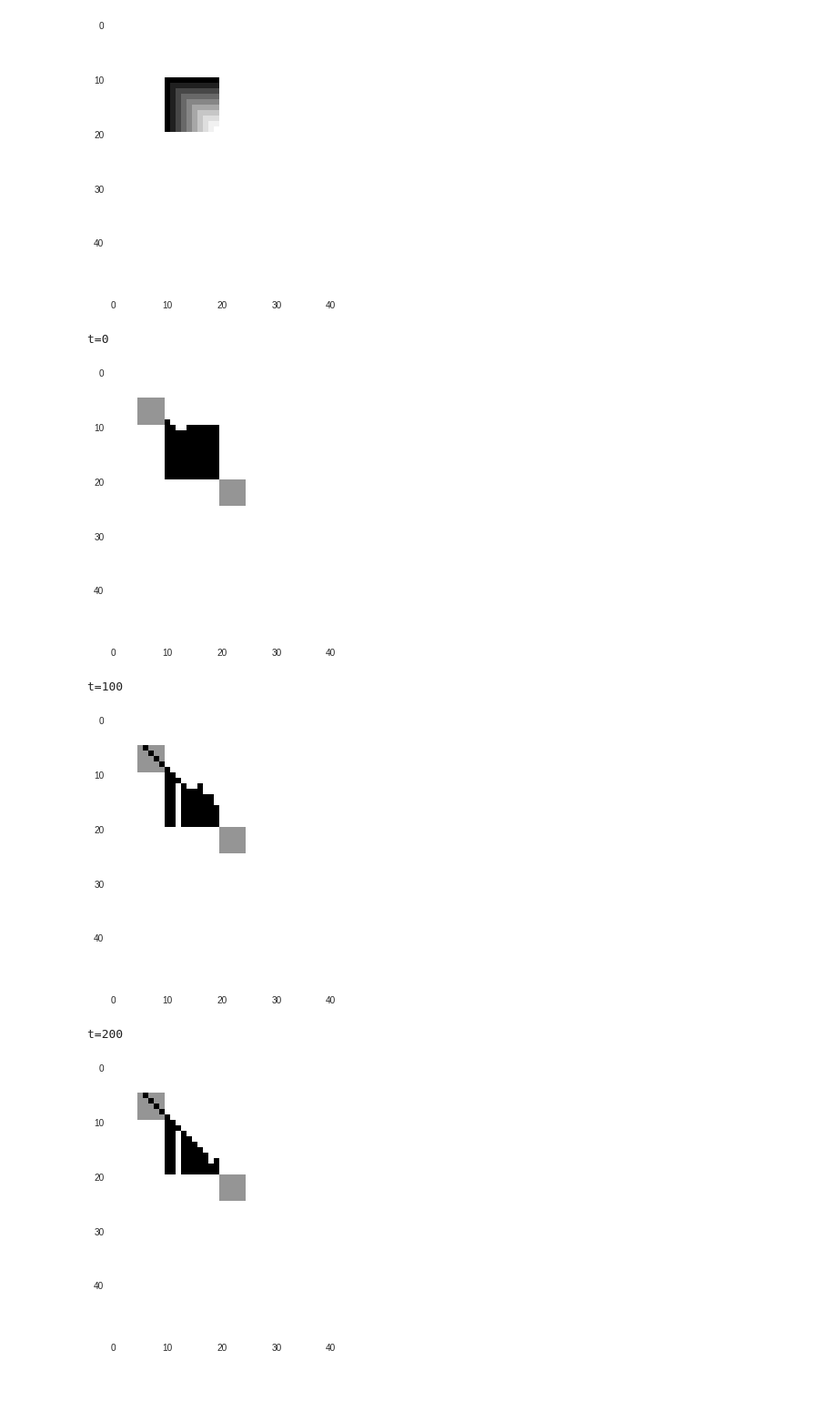
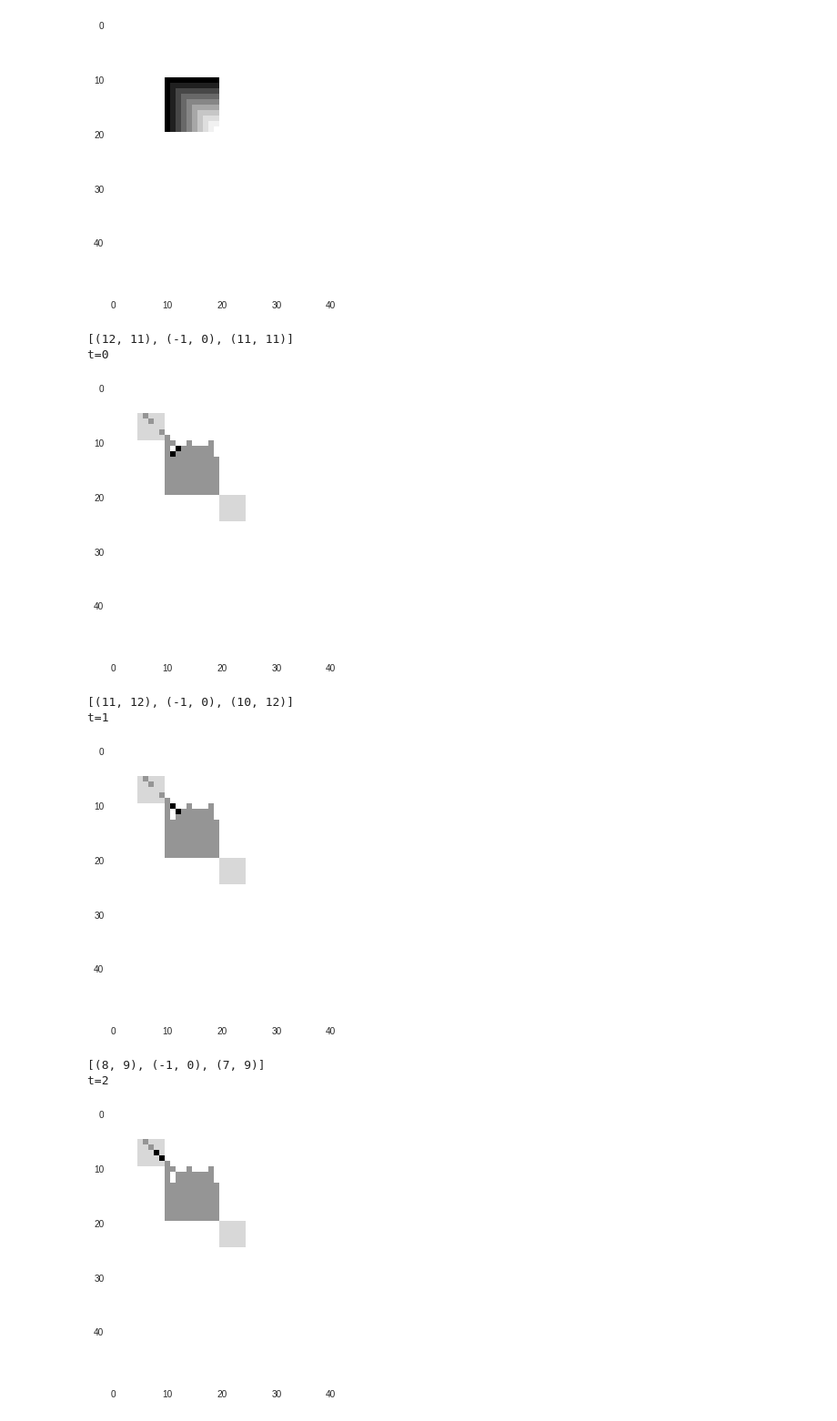
Before and after one commit to jpskycak/research_notebooks, a Jupyter notebook: modeling_programmable_self_assembly_with_cellular_automata.ipynb, the cells around one changed output. Shown: that part at 91% size. Saved outputs shown, nothing was run; the diff lists cells and outputs as text; code cells hidden in the pictures; blank space fills up the shorter version.

```diff
--- a/modeling_programmable_self_assembly_with_cellular_automata.ipynb
+++ b/modeling_programmable_self_assembly_with_cellular_automata.ipynb
@@ -168,7 +168,7 @@ def leaves_shape(old_loc,new_loc):
       ans = True
   return ans
 
-def can_move(a):
+def can_move(a,debug=False):
   neighbors = a['neighbors']
   (x0,y0) = a['true_coordinates']
   (dx,dy) = a['orientation']
@@ -176,10 +176,12 @@ def can_move(a):
 
   ans = False
   occupied = [agents[neighbors[i]]['true_coordinates'] for i,d in enumerate(a['distances']) if d==1]
-  if (x,y) not in occupied: # not occupied
+  if (x,y) not in occupied:
     if x in range(gridshape[0]) and y in range(gridshape[1]): # in grid
       if not leaves_shape((x0,y0),(x,y)): # doesn't leave shape
         ans = True
+        if debug:
+          ans = [(x0,y0), (dx,dy), (x,y)]
   return ans
 
 def move(a):
@@ -199,6 +201,11 @@ def timestep(agents=agents,shape_coordinates=shape_coordinates):
 
   movable_agents = [i for i,a in enumerate(agents) if can_move(a)]
   selected_agent = agents[random.choice(movable_agents)]
+
+  print can_move(selected_agent,debug=True)
+
+  highlight_list = [selected_agent['true_coordinates']]
+
   move(selected_agent)
   update(selected_agent)
   if not can_move(selected_agent): # if it can't move again, then it's on corner (?)
@@ -206,30 +213,40 @@ def timestep(agents=agents,shape_coordinates=shape_coordinates):
 
   old_neighbors = selected_agent['neighbors']
   update(selected_agent)
+  highlight_list.append(selected_agent['true_coordinates'])
   new_neighbors = selected_agent['neighbors']
 
   for i in list(set(old_neighbors).union(set(new_neighbors))):
     update(agents[i])
 
-def plot_grid():
+  return highlight_list
+
+def plot_grid(highlight_list=[]):
   grid = np.zeros((scaling_factor*L,scaling_factor*L))
   for s in shape_coordinates:
     grid[s]=0.5
   for a in agents:
     grid[a['true_coordinates']]=1
+
+  for coordinates in highlight_list:
+    grid[coordinates[0],coordinates[1]]=2
+
   plt.imshow(grid)
   plt.grid(False)
   plt.show()
 # %%
-for t in range(1000):
-  timestep()
-  if t%100==0:
+for t in range(20):
+  highlight_list = timestep()
+  if t%1==0:
     print 't='+str(t)
-    plot_grid()
+    plot_grid(highlight_list)
 # %% [output]
+[(12, 11), (-1, 0), (11, 11)]
 t=0
-[figure, old version]
+[figure, new version]
-t=100
+[(11, 12), (-1, 0), (10, 12)]
+t=1
-[figure, old version]
+[figure, new version]
-t=200
+[(8, 9), (-1, 0), (7, 9)]
+t=2
-[figure, old version]
+[figure, new version]
```
Also changed, not shown: parts of 6 cells of this notebook.
